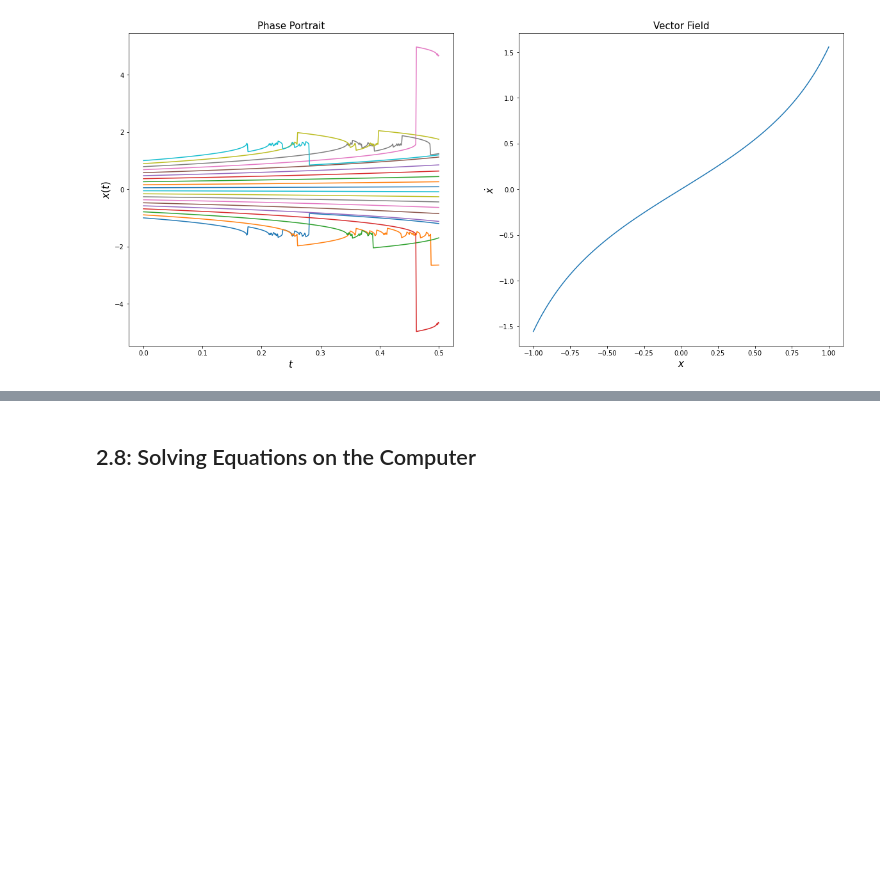
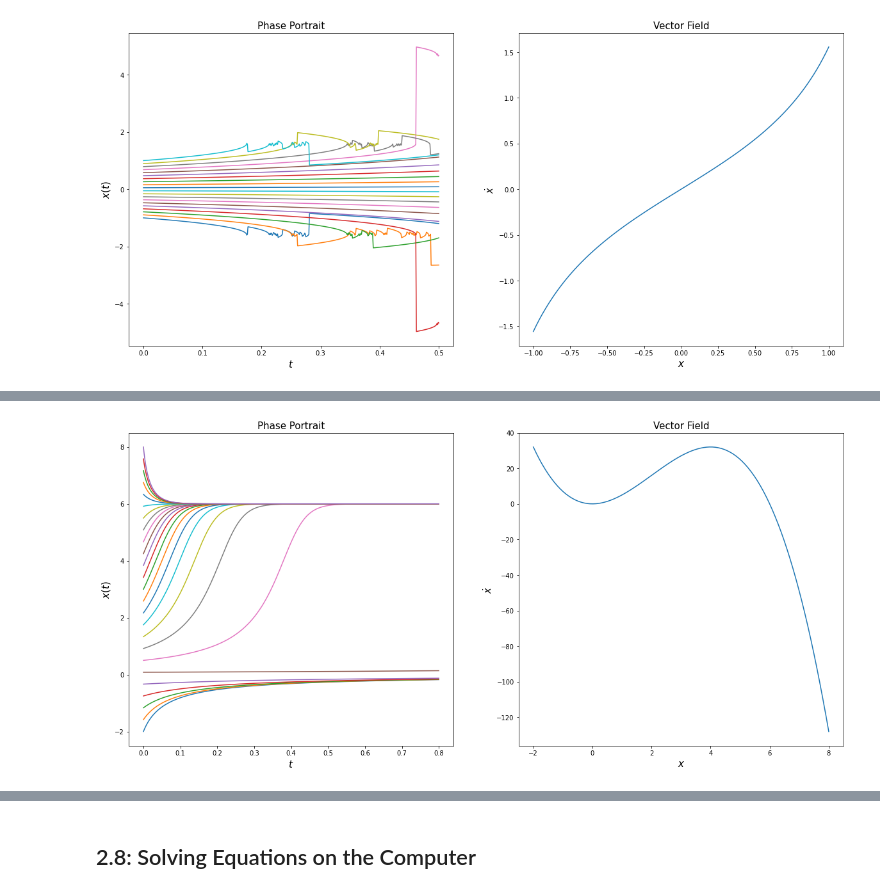
Before and after one commit to Rmejiaz/ModeladoSimulacion, a Jupyter notebook: Cuadernos/Cap2.ipynb, the cells around one changed output, grey strips where cells are left out. Saved outputs shown, nothing was run; the diff lists cells and outputs as text; code cells hidden in the pictures; blank space fills up the shorter version.

```diff
--- a/Cuadernos/Cap2.ipynb
+++ b/Cuadernos/Cap2.ipynb
@@ -275,0 +325,13 @@ plot_phase_portrait(func10,h,ti,tf,x0_i,x0_f,n)
+# %%
+def func17(x):
+  return (6-x)*x**2
+
+h = 1e-3
+ti = 0
+tf = 0.8
+x0_i = -2
+x0_f = 8
+n = 25
+plot_phase_portrait(func17,h,ti,tf,x0_i,x0_f,n)
+# %% [output]
+[figure, added]
```
Also changed, not shown: parts of 16 cells of this notebook.
